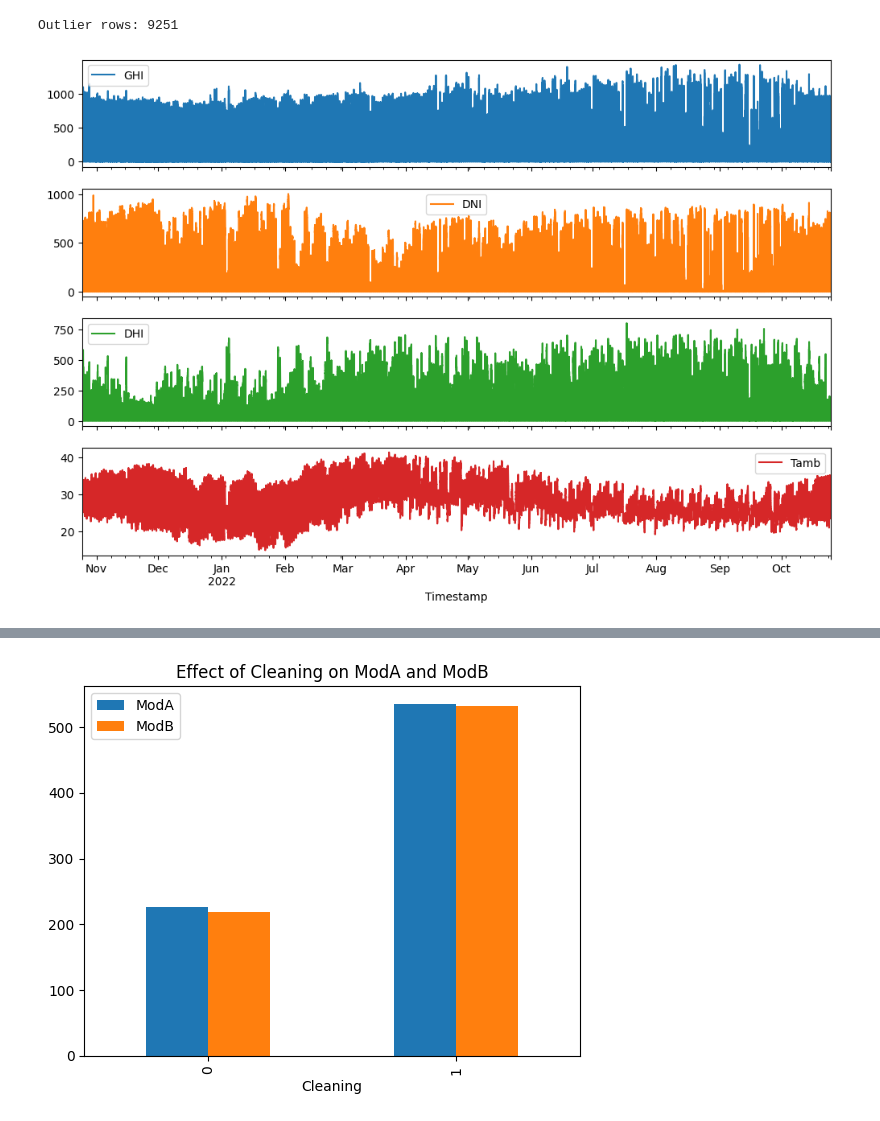
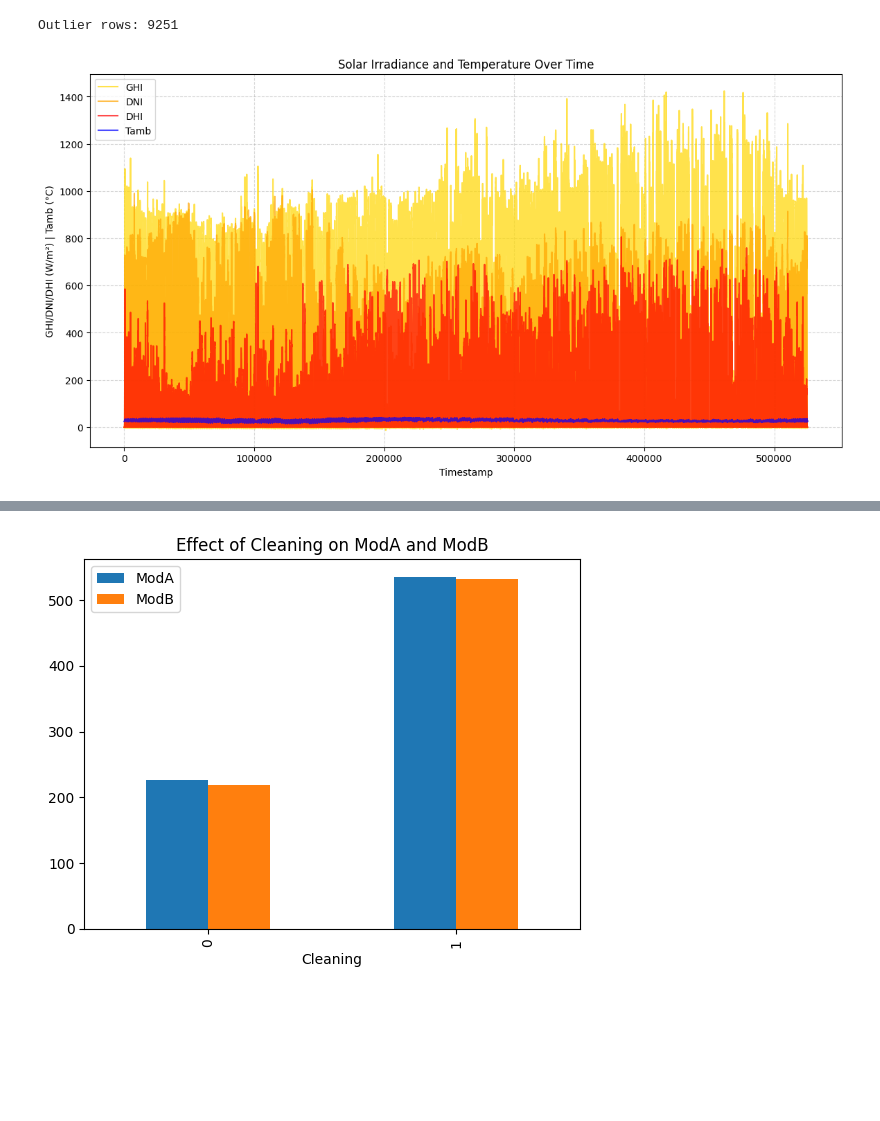
Before and after one commit to emegua19/solar-challenge-week1, a Jupyter notebook: notebooks/togo_eda.ipynb, the cells around one changed output, grey strips where cells are left out. Drawn from its saved outputs; the diff is of its cells as text; code cells hidden in the pictures; blank space fills up the shorter version.

Commit message:
chore: i work on notebook togo_eda.ipynb and image

```diff
--- a/notebooks/togo_eda.ipynb
+++ b/notebooks/togo_eda.ipynb
@@ -5,7 +5,7 @@ from scipy.stats import zscore
 import matplotlib.pyplot as plt
 import seaborn as sns
 # %%
-df = pd.read_csv('data/togo-dapaong_qc.csv')
+df = pd.read_csv('../data/togo-dapaong_qc.csv')
 # %%
 #1 Summary Statistics & Missing-Value Report
 # %%
@@ -77,9 +77,22 @@ Outlier rows: 9251
 # %%
 #4 Time Series Analysis
 # %%
-df['Timestamp'] = pd.to_datetime(df['Timestamp'])
-df.set_index('Timestamp')[['GHI', 'DNI', 'DHI', 'Tamb']].plot(subplots=True, figsize=(12, 8))
-plt.savefig('notebooks/images/time_series_analysis.png')
+# Select columns to plot
+variables = ['GHI', 'DNI', 'DHI', 'Tamb']
+colors = ['gold', 'orange', 'red', 'blue']
+
+# Create figure
+plt.figure(figsize=(14, 7))
+for var, color in zip(variables, colors):
+    plt.plot(df.index, df[var], label=var, color=color, alpha=0.7)
+
+# Customize plot
+plt.title('Solar Irradiance and Temperature Over Time')
+plt.xlabel('Timestamp')
+plt.ylabel('GHI/DNI/DHI (W/m²) | Tamb (°C)')
+plt.legend()
+plt.grid(True, linestyle='--', alpha=0.5)
+plt.savefig('images/all_variable_timestamp.png')
 plt.show()
 # %% [output]
-[figure, old version]
+[figure, new version]
```
Also changed, not shown: parts of 14 cells of this notebook, 20 other files.
